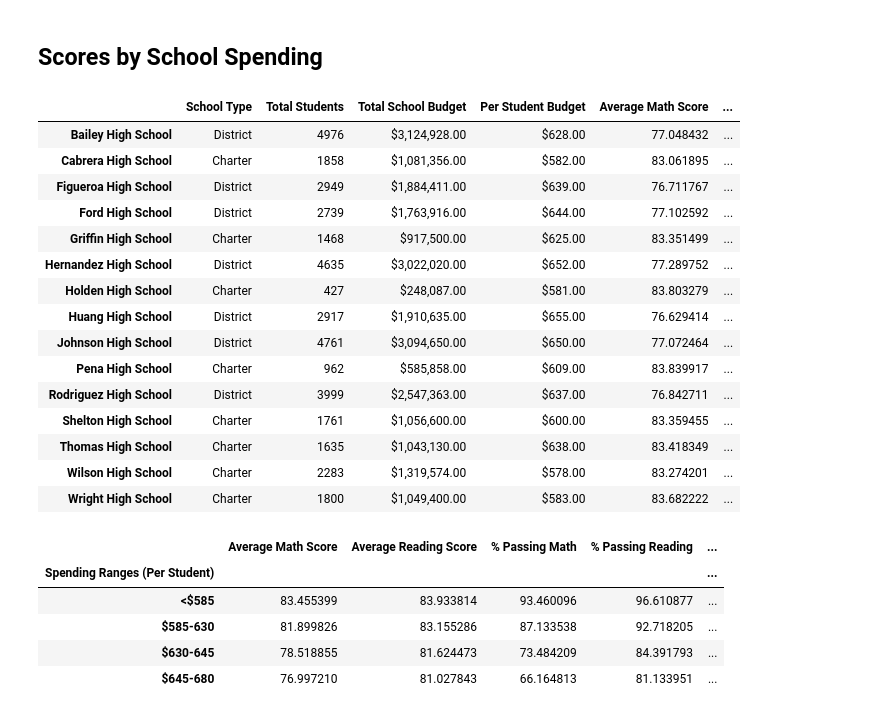
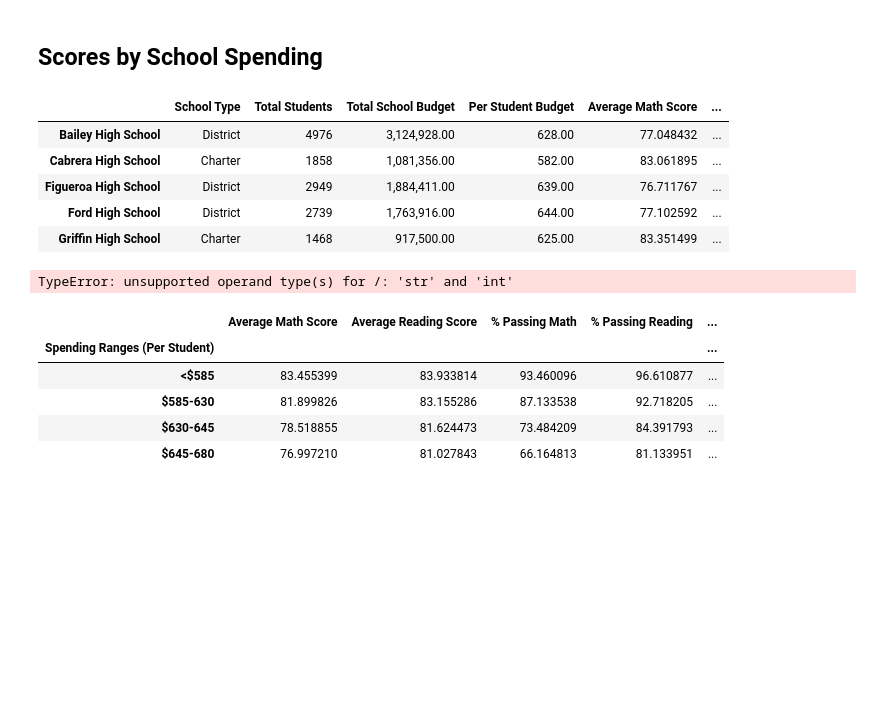
Before and after one commit to Komissar15/Module-4, a Jupyter notebook: PyCitySchools_starter.ipynb, the cells around one changed output. Drawn from its saved outputs; the diff is of its cells as text; code cells hidden in the pictures; blank space fills up the shorter version.

```diff
--- a/PyCitySchools_starter.ipynb
+++ b/PyCitySchools_starter.ipynb
@@ -370,27 +405,19 @@ labels = ["<$585", "$585-630", "$630-645", "$645-680"]
 # %%
 # Create a copy of the school summary since it has the "Per Student Budget"
 school_spending_df = per_school_summary.copy()
+school_spending_df.head(5)
+# %% [output]
+|  | School Type | Total Students | Total School Budget | Per Student Budget | Average Math Score | ... |
+| Bailey High School | District | 4976 | 3,124,928.00 | 628.00 | 77.048432 | ... |
+| Cabrera High School | Charter | 1858 | 1,081,356.00 | 582.00 | 83.061895 | ... |
+| Figueroa High School | District | 2949 | 1,884,411.00 | 639.00 | 76.711767 | ... |
+| Ford High School | District | 2739 | 1,763,916.00 | 644.00 | 77.102592 | ... |
+| Griffin High School | Charter | 1468 | 917,500.00 | 625.00 | 83.351499 | ... |
 # %%
 # Use `pd.cut` to categorize spending based on the bins.
-school_spending_df["Spending Ranges (Per Student)"] =
-school_spending_df
+school_spending_df["Spending Ranges (Per Student)"] = pd.cut(school_spending_df["Total School Budget"] / school_spending_df["Total Students"], bins = spending_bins, labels=labels)
 # %% [output]
-|  | School Type | Total Students | Total School Budget | Per Student Budget | Average Math Score | ... |
-| Bailey High School | District | 4976 | $3,124,928.00 | $628.00 | 77.048432 | ... |
-| Cabrera High School | Charter | 1858 | $1,081,356.00 | $582.00 | 83.061895 | ... |
-| Figueroa High School | District | 2949 | $1,884,411.00 | $639.00 | 76.711767 | ... |
-| Ford High School | District | 2739 | $1,763,916.00 | $644.00 | 77.102592 | ... |
-| Griffin High School | Charter | 1468 | $917,500.00 | $625.00 | 83.351499 | ... |
-| Hernandez High School | District | 4635 | $3,022,020.00 | $652.00 | 77.289752 | ... |
-| Holden High School | Charter | 427 | $248,087.00 | $581.00 | 83.803279 | ... |
-| Huang High School | District | 2917 | $1,910,635.00 | $655.00 | 76.629414 | ... |
-| Johnson High School | District | 4761 | $3,094,650.00 | $650.00 | 77.072464 | ... |
-| Pena High School | Charter | 962 | $585,858.00 | $609.00 | 83.839917 | ... |
-| Rodriguez High School | District | 3999 | $2,547,363.00 | $637.00 | 76.842711 | ... |
-| Shelton High School | Charter | 1761 | $1,056,600.00 | $600.00 | 83.359455 | ... |
-| Thomas High School | Charter | 1635 | $1,043,130.00 | $638.00 | 83.418349 | ... |
-| Wilson High School | Charter | 2283 | $1,319,574.00 | $578.00 | 83.274201 | ... |
-| Wright High School | Charter | 1800 | $1,049,400.00 | $583.00 | 83.682222 | ... |
+TypeError: unsupported operand type(s) for /: 'str' and 'int'
 # %%
 #  Calculate averages for the desired columns.
 spending_math_scores = school_spending_df.groupby(["Spending Ranges (Per Student)"])["Average Math Score"].mean()
```
Also changed, not shown: parts of 8 cells of this notebook.
